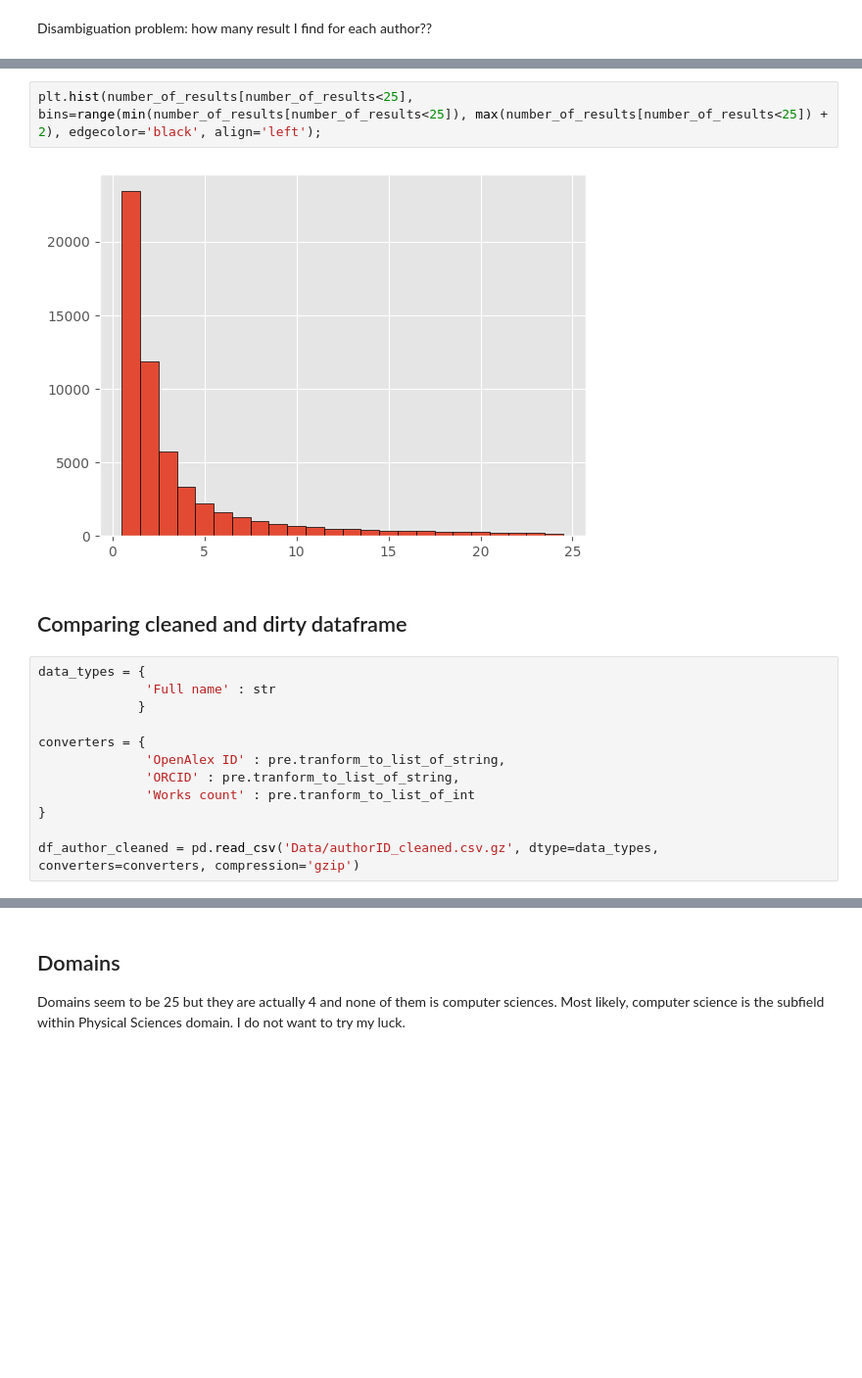
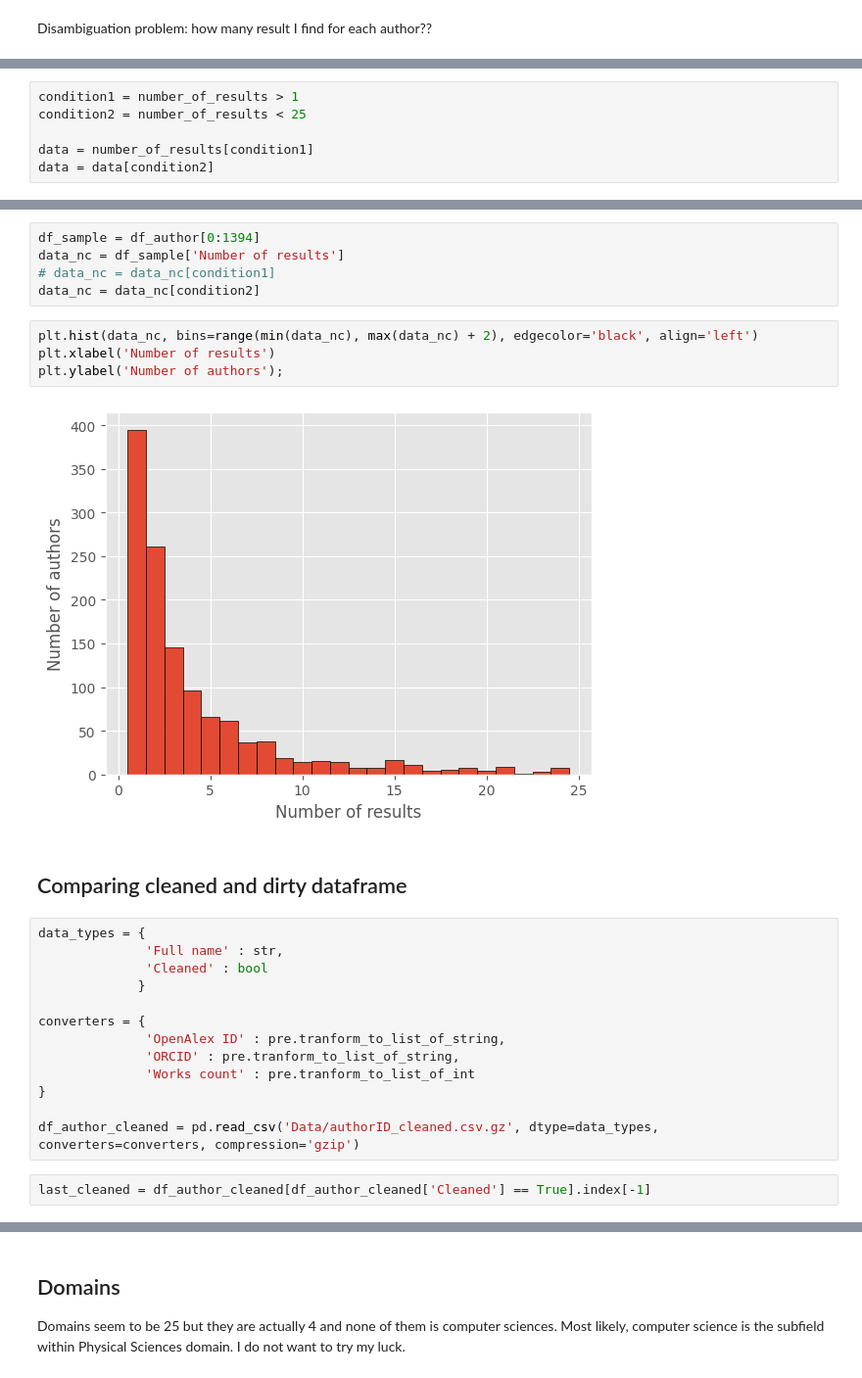
Before and after one commit to mariespedersen/Thesis_github, a Jupyter notebook: Get_citation_info.ipynb, the cells around one changed output, grey strips where cells are left out. Shown at 98% size. Drawn from its saved outputs; the diff is of its cells as text; blank space fills up the shorter version.

```diff
--- a/Get_citation_info.ipynb
+++ b/Get_citation_info.ipynb
@@ -98,0 +104,6 @@ author with multiple results: 43974 (0.6526172066309494 %)
+# %%
+condition1 = number_of_results > 1
+condition2 = number_of_results < 25
+
+data = number_of_results[condition1]
+data = data[condition2]
@@ -99,12 +119,20 @@ author with multiple results: 43974 (0.6526172066309494 %)
+# %%
+df_sample = df_author[0:1394]
+data_nc = df_sample['Number of results']
+# data_nc = data_nc[condition1]
+data_nc = data_nc[condition2]
 # %%
-plt.hist(number_of_results[number_of_results<25], bins=range(min(number_of_results[number_of_results<25]), max(number_of_results[number_of_results<25]) + 2), edgecolor='black', align='left');
+plt.hist(data_nc, bins=range(min(data_nc), max(data_nc) + 2), edgecolor='black', align='left')
+plt.xlabel('Number of results')
+plt.ylabel('Number of authors');
 # %% [output]
-[figure, old version]
+[figure, new version]
 # %% [markdown]
 ## Comparing cleaned and dirty dataframe
 # %%
 data_types = {
-              'Full name' : str
+              'Full name' : str,
+              'Cleaned' : bool
              }
 
 converters = {
@@ -114,3 +142,5 @@ converters = {
 }
 
 df_author_cleaned = pd.read_csv('Data/authorID_cleaned.csv.gz', dtype=data_types, converters=converters, compression='gzip')
+# %%
+last_cleaned = df_author_cleaned[df_author_cleaned['Cleaned'] == True].index[-1]
```
Also changed, not shown: parts of 31 cells of this notebook, 5 other files.
